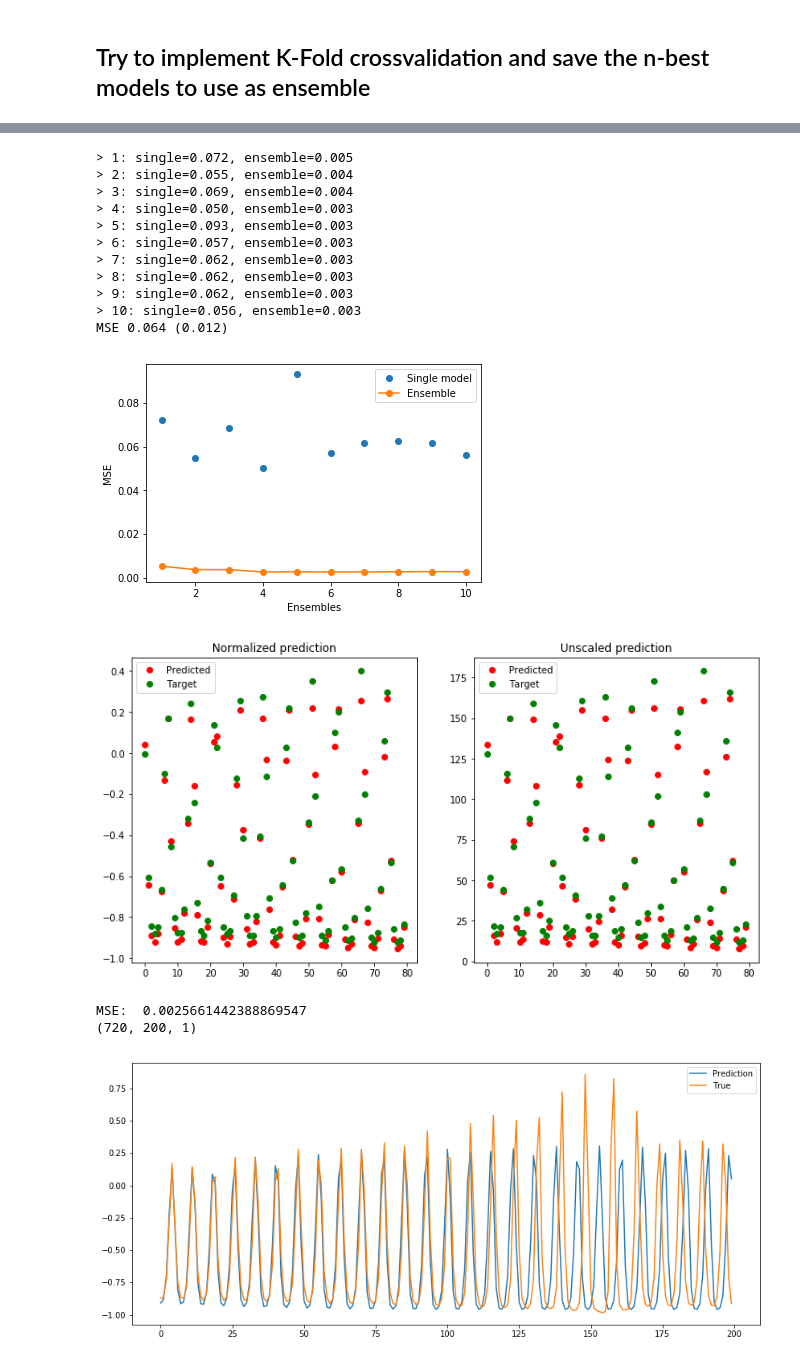
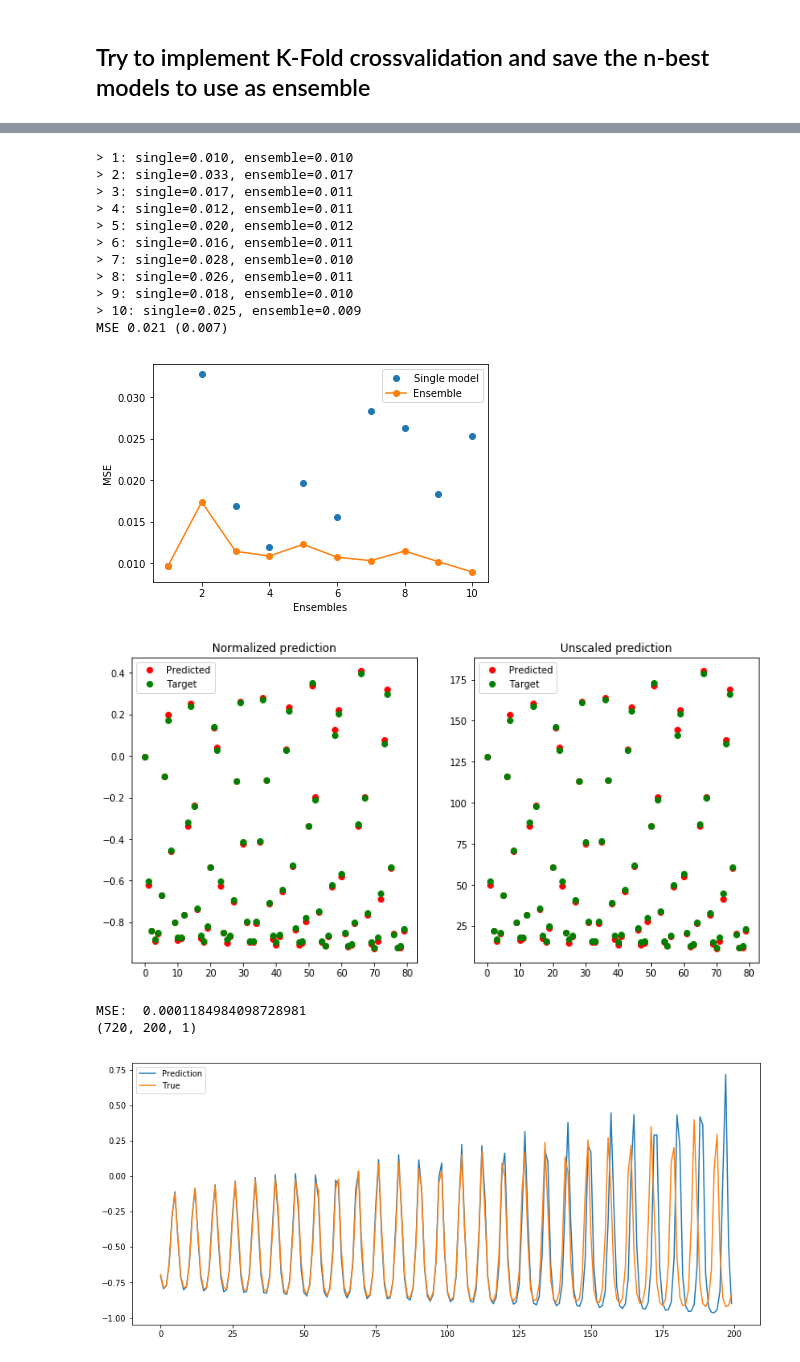
Before and after one commit to HansBambel/DeepLearning2019, a Jupyter notebook: Assignment2/timeseriesPrediction.ipynb, the cells around one changed output, grey strips where cells are left out. Cells and saved outputs as stored; diff of their text form; code cells hidden in the pictures.

```diff
--- a/Assignment2/timeseriesPrediction.ipynb
+++ b/Assignment2/timeseriesPrediction.ipynb
@@ -135,19 +137,20 @@ pred.shape  (80, 1)
 ## Predict a timeseries of 200 timesteps recursively
 # %%
 def forecast(model, inp, timesteps=200):
+    output = inp
     for i in range(timesteps):
         # make forecast
         pred = model.predict(inp.reshape(1, len(inp),1))
 #         print(pred)
         # add it and use it as new input
-        inp = np.append(inp, pred)
-        inp = inp[-inputsize:]
-    return inp[-timesteps:]
+        output = np.append(output, pred)
+        inp = output[-inputsize:]
+    return output[-timesteps:]
 
-print(trainX.shape)
-i = 488
-forecast_pred = forecast(model, trainX[i], 200)
-true_forecast = trainX[i+200][-200:]
+print(data_normed.shape)
+i = 800
+forecast_pred = forecast(model, data_normed[i-inputsize:i], 200)
+true_forecast = data_normed[i:i+200]
 plt.figure(figsize=(14,6))
 plt.plot(forecast_pred, label='Prediction')
 plt.plot(true_forecast, label='True')
@@ -164,16 +167,16 @@ def save_models(models):
         m.save(f"models/model{i}.h5")
     print("Saved models")
 
-def load_models():
-    files = os.listdir("models")
+def load_models(folder='models'):
+    files = os.listdir(folder)
     models = []
     for f in files:
         print("Load model: ", f)
-        loaded_model = keras.models.load_model(f"models/{f}")
+        loaded_model = keras.models.load_model(f"{folder}/{f}")
         models.append(loaded_model)
     return models
 
-loadModels = True
+loadModels = False
 
 if loadModels:
     models = load_models()
@@ -189,7 +192,7 @@ else:
         # Create model
         model = get_model()
         # Train it
-        history = model.fit(trainX, trainY, epochs=25, validation_split=0.1, verbose=2)
+        history = model.fit(trainX, trainY, epochs=100, validation_data=(testX, testY), verbose=2)
         # Save it
         model.save(f"models/model{iteration}.h5")
 
@@ -229,17 +232,19 @@ def evaluate_n_members(models, n_models, testX, testy):
     subset = models[:n_models]
     # make prediction
     yhat = ensemble_predictions(subset, testX)
-    # calculate accuracy
-    return mean_squared_error(testy, yhat)
+    # calculate RMSE
+    rmse = np.sqrt(np.mean((testy-yhat)**2))
+    return rmse
 
 def forecast_ensemble(models, inp, timesteps=200):
+    output = inp
     for i in range(timesteps):
         # make forecast
         pred = ensemble_predictions(models, inp.reshape(1, len(inp),1))
         # add it and use it as new input
-        inp = np.append(inp, pred)
-        inp = inp[-inputsize:]
-    return inp[-timesteps:]
+        output = np.append(output, pred)
+        inp = output[-inputsize:]
+    return output[-timesteps:]
 
 
 validationX, validationY = testX, testY
@@ -260,50 +265,51 @@ plt.xlabel('Ensembles')
 plt.legend()
 plt.show()
 # %% [output]
-> 1: single=0.072, ensemble=0.005
-> 2: single=0.055, ensemble=0.004
-> 3: single=0.069, ensemble=0.004
-> 4: single=0.050, ensemble=0.003
-> 5: single=0.093, ensemble=0.003
-> 6: single=0.057, ensemble=0.003
-> 7: single=0.062, ensemble=0.003
-> 8: single=0.062, ensemble=0.003
-> 9: single=0.062, ensemble=0.003
-> 10: single=0.056, ensemble=0.003
-MSE 0.064 (0.012)
+> 1: single=0.010, ensemble=0.010
+> 2: single=0.033, ensemble=0.017
+> 3: single=0.017, ensemble=0.011
+> 4: single=0.012, ensemble=0.011
+> 5: single=0.020, ensemble=0.012
+> 6: single=0.016, ensemble=0.011
+> 7: single=0.028, ensemble=0.010
+> 8: single=0.026, ensemble=0.011
+> 9: single=0.018, ensemble=0.010
+> 10: single=0.025, ensemble=0.009
+MSE 0.021 (0.007)
-[figure, old version]
+[figure, new version]
 # %%
 pred = ensemble_predictions(models[:4], testX)
 pred_unscaled = scaler.inverse_transform(pred)
 testY_unscaled = scaler.inverse_transform(testY)
 
 plt.figure(figsize=(12,6))
 plt.subplot(121)
 plt.title('Normalized prediction')
 plt.plot(pred, 'o', c='r', label="Predicted")
 plt.plot(testY, 'o', c='g', label="Target")
 plt.legend()
 
 plt.subplot(122)
 plt.title('Unscaled prediction')
 plt.plot(pred_unscaled, 'o', c='r', label="Predicted")
 plt.plot(testY_unscaled, 'o', c='g', label="Target")
 plt.legend()
 plt.show()
 
 print("MSE: ", mean_squared_error(testY, pred))
 
 print(trainX.shape)
-i = 150
-forecast_pred = forecast_ensemble(models, trainX[i], 200)
-true_forecast = trainX[i+200][-200:]
+i = 800
+forecast_pred = forecast_ensemble(models, data_normed[i-inputsize:i], 200)
+# true_forecast = trainX[i+200][-200:]
+true_forecast = data_normed[i:i+200]
 plt.figure(figsize=(14,6))
 plt.plot(forecast_pred, label='Prediction')
 plt.plot(true_forecast, label='True')
 plt.legend()
 plt.show()
 # %% [output]
-[figure, old version]
+[figure, new version]
-MSE:  0.0025661442388869547
+MSE:  0.0001184984098728981
 (720, 200, 1)
-[figure, old version]
+[figure, new version]
```
Also changed, not shown: parts of 6 cells of this notebook, 10 other files.
